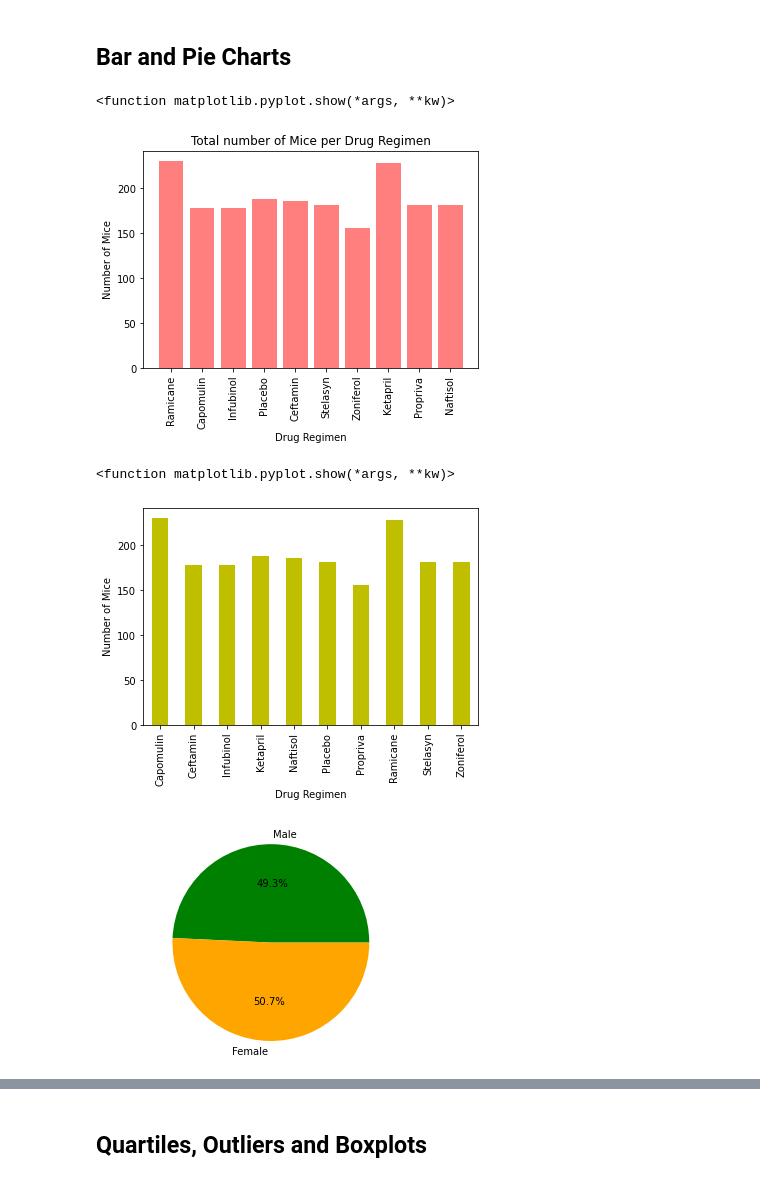
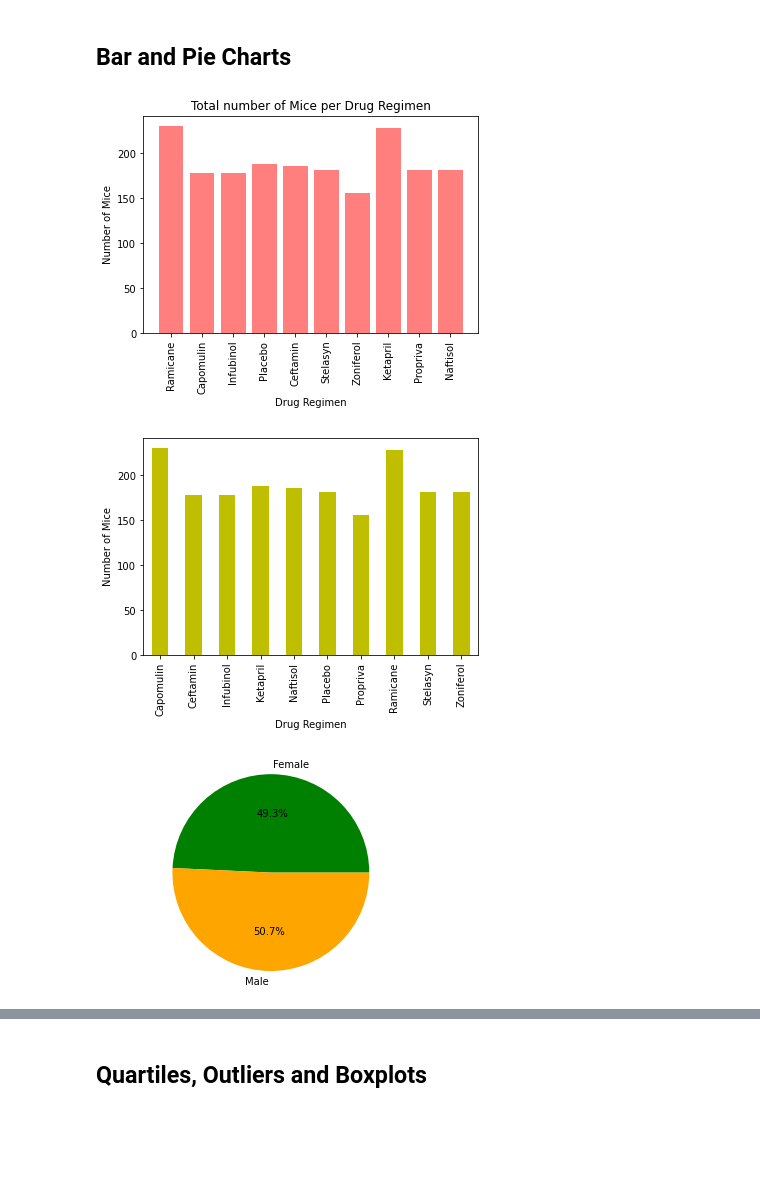
Before and after one commit to EvanK215/Pymaceuticals-Challenge, a Jupyter notebook: pymaceuticals_starter.ipynb, the cells around one changed output, grey strips where cells are left out. Drawn from its saved outputs; the diff is of its cells as text; code cells hidden in the pictures; blank space fills up the shorter version.

```diff
--- a/pymaceuticals_starter.ipynb
+++ b/pymaceuticals_starter.ipynb
@@ -165,9 +165,8 @@ plt.xticks(tick_locations, treatments, rotation='vertical')
 plt.title("Total number of Mice per Drug Regimen")
 plt.xlabel("Drug Regimen")
 plt.ylabel("Number of Mice")
-plt.show
+plt.show()
 # %% [output]
-<function matplotlib.pyplot.show(*args, **kw)>
 [figure]
 # %%
 # Generate a bar plot showing the total number of mice for each treatment throughout the course of the study using pyplot.
@@ -177,22 +176,20 @@ countMiceChart= countMice.plot(kind='bar', color= 'y')
 countMiceChart.set_xlabel("Drug Regimen")
 countMiceChart.set_ylabel("Number of Mice")
 
-plt.show
+plt.show()
 # %% [output]
-<function matplotlib.pyplot.show(*args, **kw)>
 [figure]
 # %%
 # Generate a pie plot showing the distribution of female versus male mice using pandas
 genderGroups=mouseClean_df.groupby('Sex')
 countGenders = genderGroups["Sex"].count()
-Genders= ['Male','Female']
+Genders= ['Female','Male']
 colors = ["green","orange"]
 plt.pie(countGenders, labels=Genders, colors=colors,
         autopct="%1.1f%%", startangle=360)
 plt.axis("equal")
-['Male','Female']
 plt.show()
 # %% [output]
-[figure, old version]
+[figure, new version]
 # %%
 # Generate a pie plot showing the distribution of female versus male mice using pyplot
```
Also changed, not shown: parts of 8 cells of this notebook.
